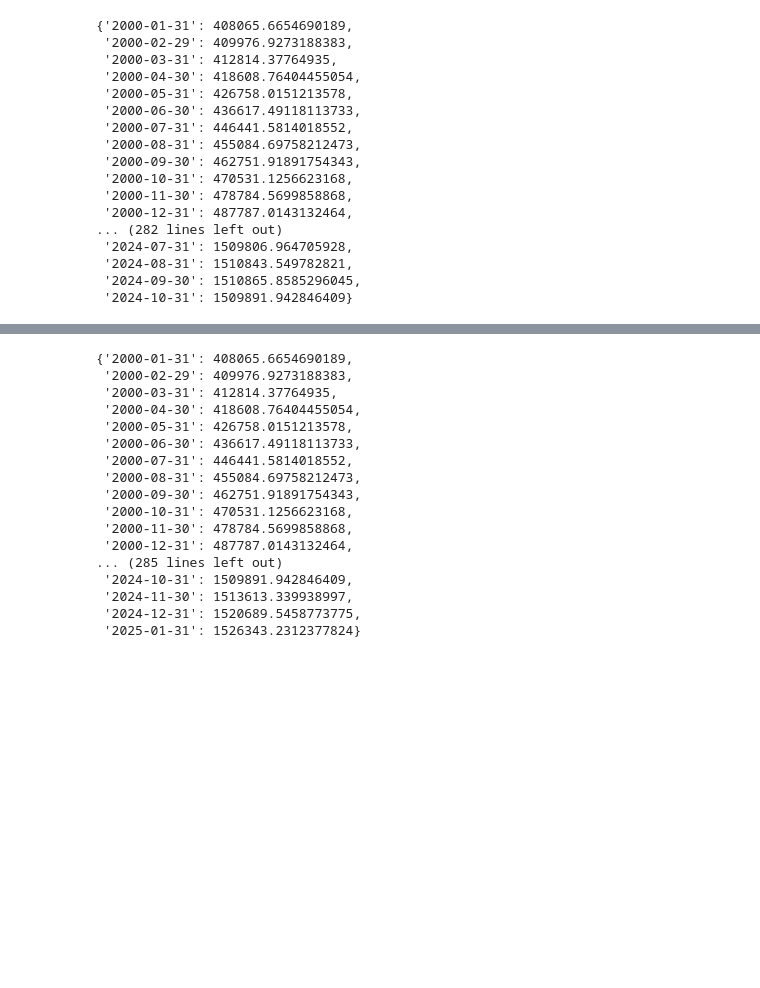
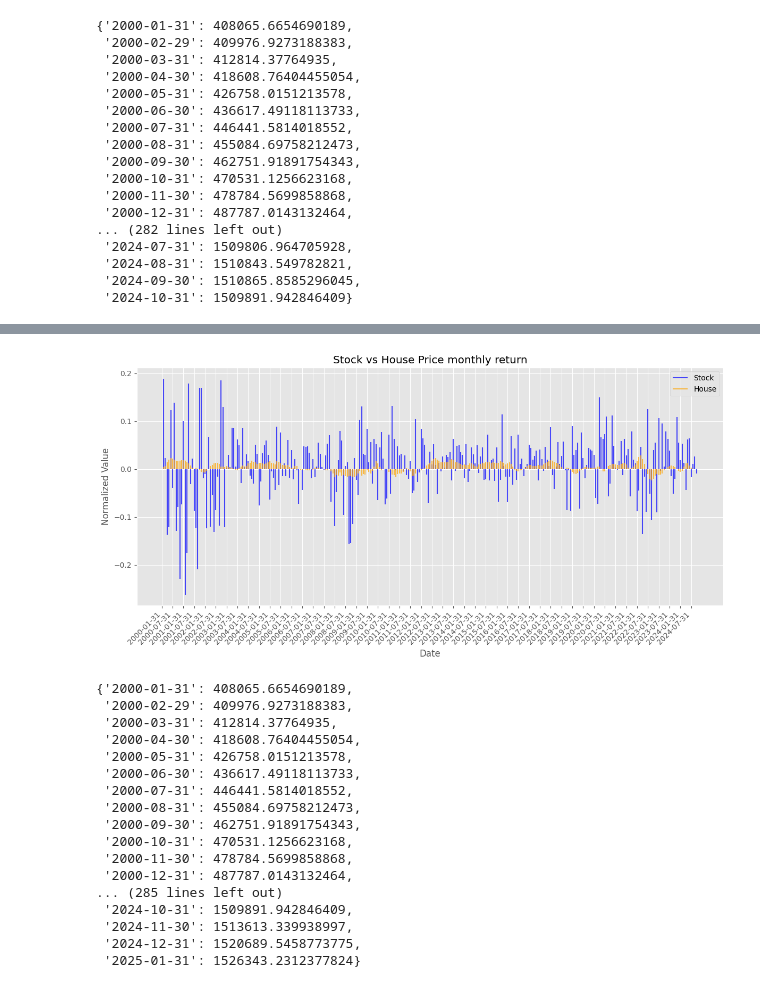
Before and after one commit to luanjunyi/finance, a Jupyter notebook: research/house_and_stock.ipynb, the cells around one changed output, grey strips where cells are left out. Saved outputs shown, nothing was run; the diff lists cells and outputs as text; code cells hidden in the pictures; blank space fills up the shorter version.

```diff
--- a/research/house_and_stock.ipynb
+++ b/research/house_and_stock.ipynb
@@ -81,3 +81,25 @@ plt.show()
+# %%
+import pandas as pd
+import numpy as np
+import matplotlib.pyplot as plt
+
+
+t = data[data.date >= '2000-01-01']
+plt.figure(figsize=(12, 6))
+
+# Plot vertical lines for each data point
+plt.vlines(x=t.date, ymin=0, ymax=t.spx_r, color='blue', label='Stock', alpha=0.7)
+plt.vlines(x=t.date, ymin=0, ymax=t.house_r, color='orange', label='House', alpha=0.7)
+
+plt.xlabel('Date')
+plt.ylabel('Normalized Value')
+plt.title('Stock vs House Price monthly return')
+plt.legend()
+plt.xticks(t.date[::6], rotation=45, ha='right')
+plt.tight_layout()
+plt.show()
+# %% [output]
+[figure, added]
 # %%
 ha = house_all
 # %% [output]
```
Also changed, not shown: parts of 2 cells of this notebook, 10 other files.
